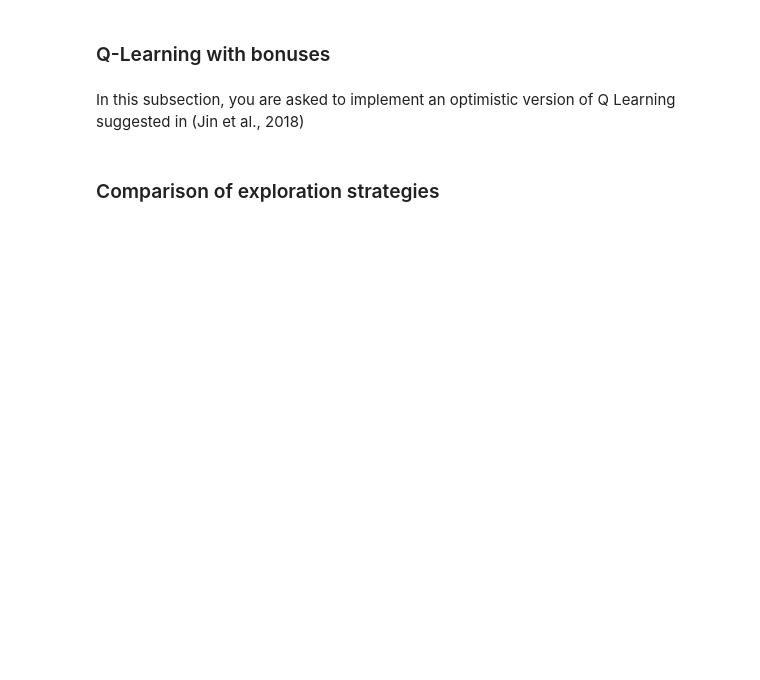
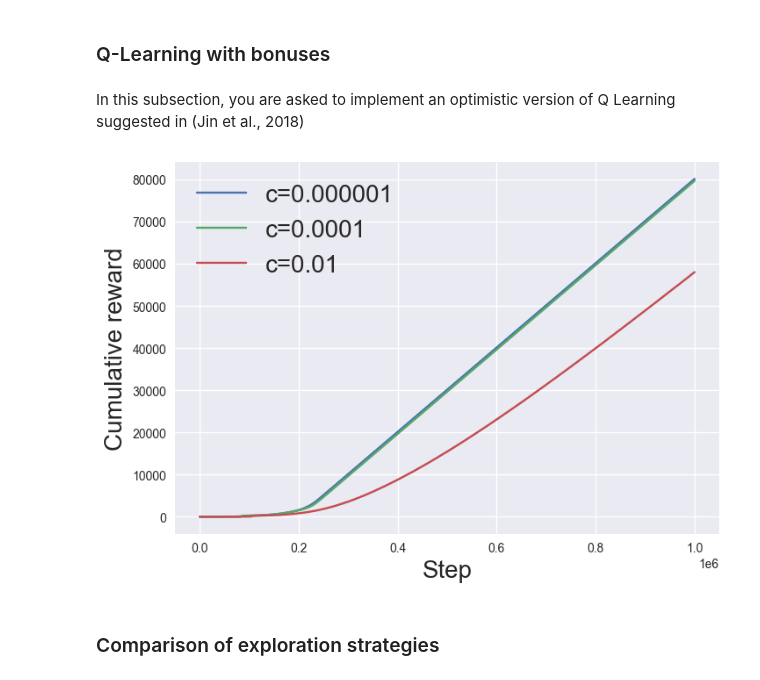
Before and after one commit to Pandananana/EPFL-Reinforcement-Learning, a Jupyter notebook: notebook1/Assignment.ipynb, the cells around one changed output. Cells and saved outputs as stored; diff of their text form; code cells hidden in the pictures; blank space fills up the shorter version.

```diff
--- a/notebook1/Assignment.ipynb
+++ b/notebook1/Assignment.ipynb
@@ -552,6 +585,21 @@ def q_learning_ucb_bonuses(K: int = 100000, H: int = 20, c: float = 0.0001) -> L
 # %%
 reward_UCB = q_learning_ucb_bonuses()  # You can play around with the arguments if you like
 cumulative_reward_UCB = np.cumsum(reward_UCB)
+# %%
+reward_UCB_low = q_learning_ucb_bonuses(K=50000, c=0.000001)
+reward_UCB_mid = q_learning_ucb_bonuses(K=50000, c=0.0001)
+reward_UCB_high = q_learning_ucb_bonuses(K=50000, c=0.01)
+# %%
+plot_lines(
+    [np.cumsum(reward_UCB_low), np.cumsum(reward_UCB_mid), np.cumsum(reward_UCB_high)],
+    ["c=0.000001", "c=0.0001", "c=0.01"],
+    ["Step", "Cumulative reward"],
+    "figs",
+    "UCB_bonus.pdf",
+    show=True
+)
+# %% [output]
+[figure, added]
 # %% [markdown]
 ### Comparison of exploration strategies
 # %%
```
Also changed, not shown: parts of 9 cells of this notebook, 2 other files.
